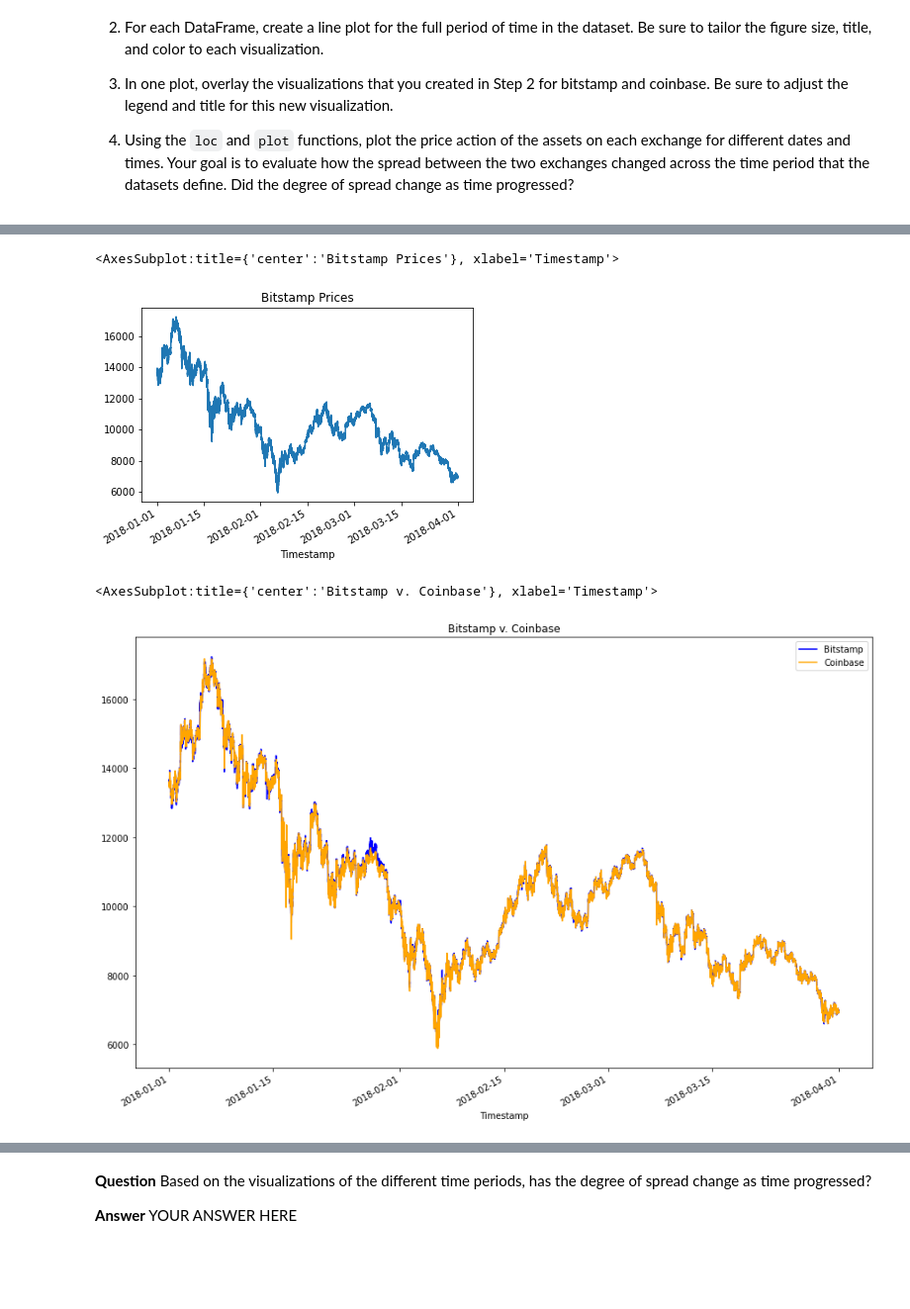
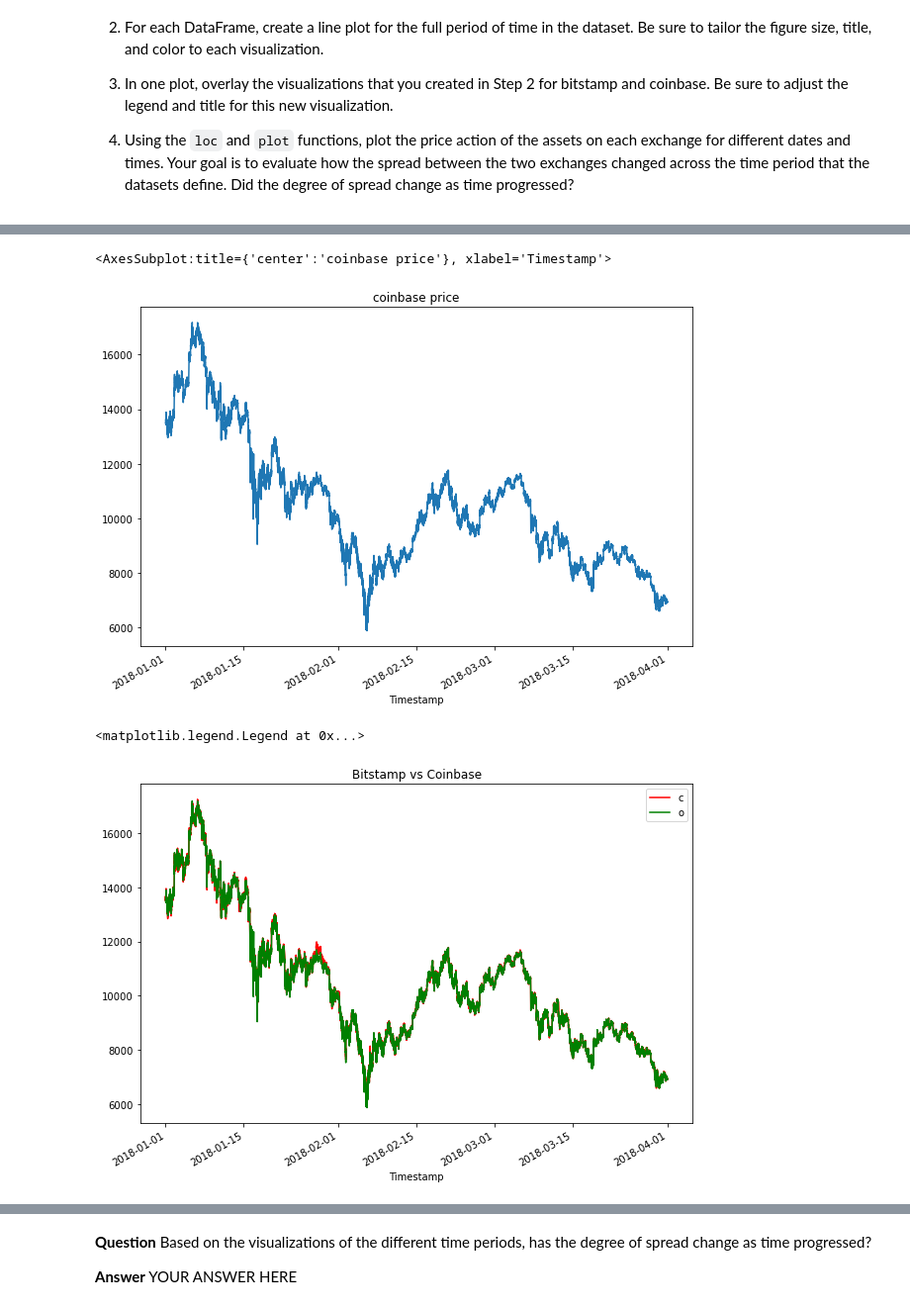
Before and after one commit to jblidell/Challenge_3, a Jupyter notebook: Starter_Code/crypto_arbitrage.ipynb, the cells around one changed output, grey strips where cells are left out. Shown at 99% size. Cells and saved outputs as stored; diff of their text form; code cells hidden in the pictures; blank space fills up the shorter version.

Commit message:
Charts done

```diff
--- a/Starter_Code/crypto_arbitrage.ipynb
+++ b/Starter_Code/crypto_arbitrage.ipynb
@@ -232,8 +232,8 @@ Select the data you want to analyze. Use `loc` or `iloc` to select the following
 * Close
 # %%
 # Use loc or iloc to select `Timestamp (the index)` and `Close` from bitstamp DataFrame
-bitstamp_sliced = # YOUR CODE HERE
+bitstamp_sliced = bitstamp.loc[:, "Close"]
 
 # Review the first five rows of the DataFrame
-# YOUR CODE HERE
+bitstamp_sliced.head()
 # %% [output]
@@ -247,7 +247,7 @@ bitstamp_sliced = # YOUR CODE HERE
 # %%
 # Use loc or iloc to select `Timestamp (the index)` and `Close` from coinbase DataFrame
-coinbase_sliced = # YOUR CODE HERE
+coinbase_sliced = coinbase.loc[:, "Close"]
 
 # Review the first five rows of the DataFrame
-# YOUR CODE HERE
+coinbase_sliced.head()
 # %% [output]
@@ -306,18 +306,21 @@ Sort through the time series data associated with the bitstamp and coinbase Data
 # %%
 # Create a line plot for the coinbase DataFrame for the full length of time in the dataset
 # Be sure that the figure size, title, and color are tailored to each visualization
-# YOUR CODE HERE
+coinbase_sliced.plot(figsize=(10,7), title=("coinbase price"))
 # %% [output]
-<AxesSubplot:title={'center':'Bitstamp Prices'}, xlabel='Timestamp'>
+<AxesSubplot:title={'center':'coinbase price'}, xlabel='Timestamp'>
-[figure, old version]
+[figure, new version]
 # %%
 # Overlay the visualizations for the bitstamp and coinbase DataFrames in one plot
 # The plot should visualize the prices over the full lenth of the dataset
 # Be sure to include the parameters: legend, figure size, title, and color and label
-# YOUR CODE HERE
+bit =bitstamp_sliced.plot(figsize=(10,7), color="red", title=("Bitstamp vs Coinbase"))
+coin =coinbase_sliced.plot(figsize=(10,7), color="green")
+bit.legend("bitstamp")
+coin.legend("coinbase")
 # %% [output]
-<AxesSubplot:title={'center':'Bitstamp v. Coinbase'}, xlabel='Timestamp'>
+<matplotlib.legend.Legend at 0x...>
-[figure, old version]
+[figure, new version]
 # %%
 # Using the loc and plot functions, create an overlay plot that visualizes
 # the price action of both DataFrames for a one month period early in the dataset
```
Also changed, not shown: parts of 7 cells of this notebook.
